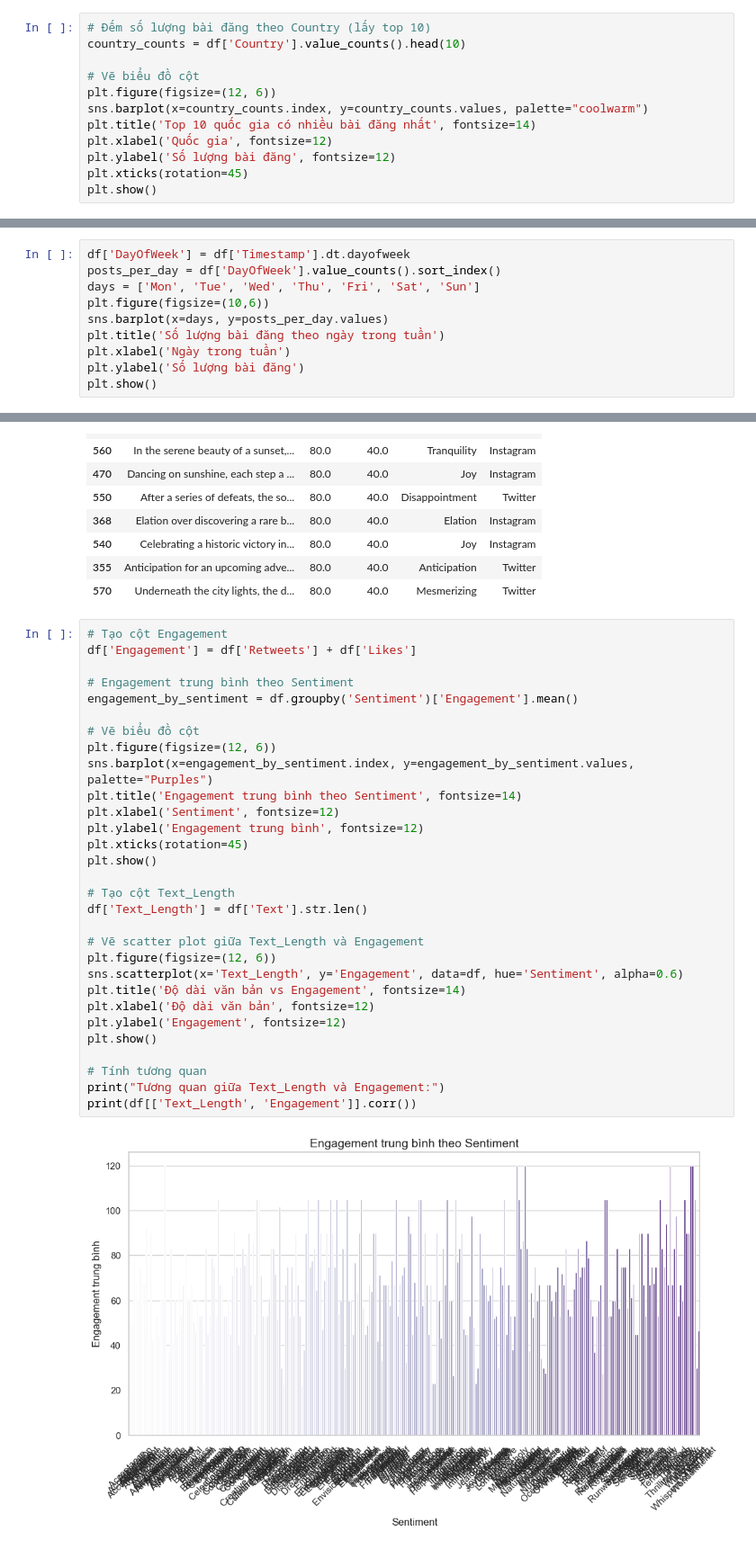
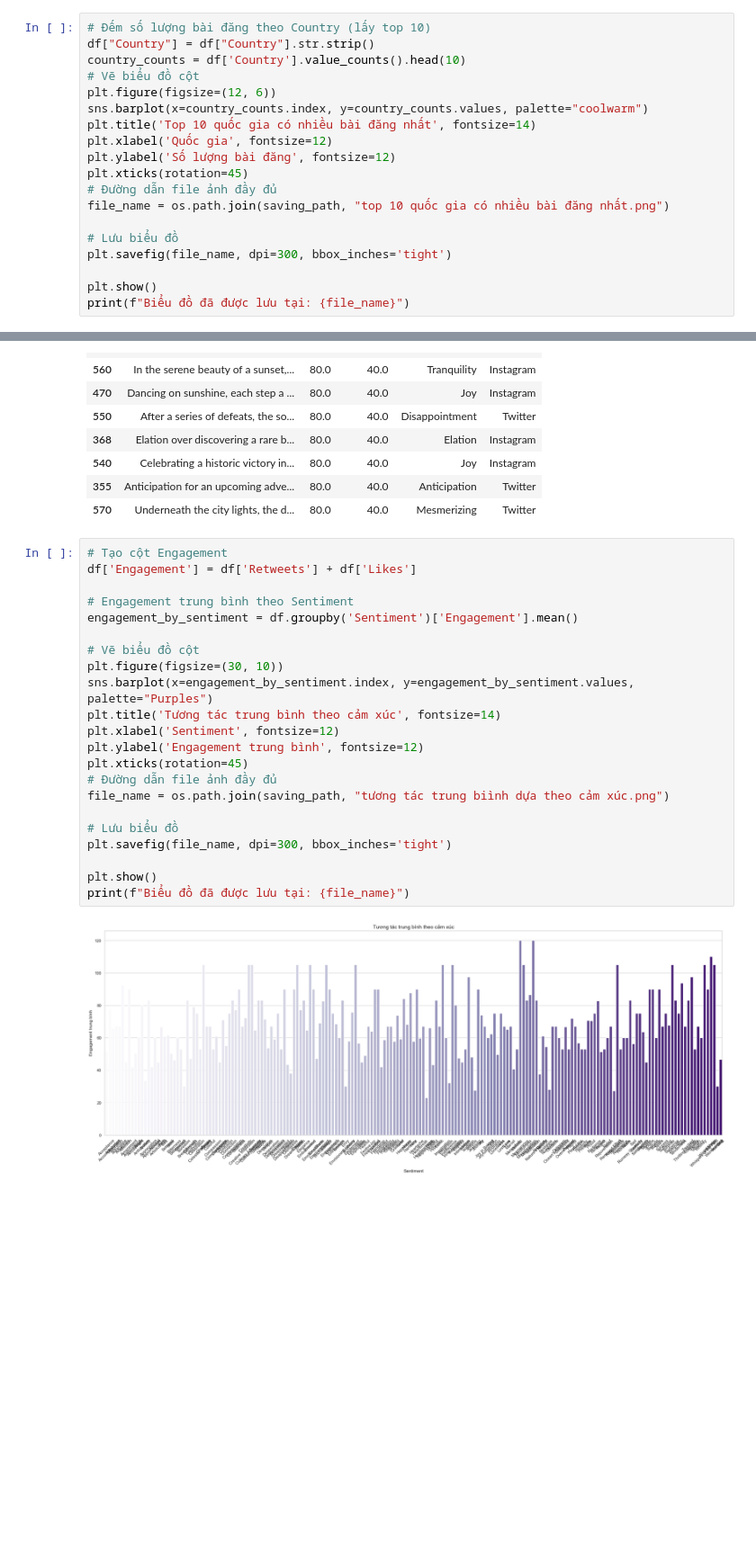
Before and after one commit to NhatNam15151515/Social-Media-Sentiments-Analysis, a Jupyter notebook: social-media-sentiments-analysis/notebooks/Social Media Sentiments Analysis.ipynb, the cells around one changed output, grey strips where cells are left out. Shown at 90% size. Drawn from its saved outputs; the diff is of its cells as text; blank space fills up the shorter version.

```diff
--- a/social-media-sentiments-analysis/notebooks/Social Media Sentiments Analysis.ipynb
+++ b/social-media-sentiments-analysis/notebooks/Social Media Sentiments Analysis.ipynb
@@ -97,7 +115,7 @@ plt.show()
 # %%
 # Đếm số lượng bài đăng theo Country (lấy top 10)
+df["Country"] = df["Country"].str.strip()
 country_counts = df['Country'].value_counts().head(10)
-
 # Vẽ biểu đồ cột
 plt.figure(figsize=(12, 6))
 sns.barplot(x=country_counts.index, y=country_counts.values, palette="coolwarm")
@@ -105,5 +123,12 @@ plt.title('Top 10 quốc gia có nhiều bài đăng nhất', fontsize=14)
 plt.xlabel('Quốc gia', fontsize=12)
 plt.ylabel('Số lượng bài đăng', fontsize=12)
 plt.xticks(rotation=45)
+# Đường dẫn file ảnh đầy đủ
+file_name = os.path.join(saving_path, "top 10 quốc gia có nhiều bài đăng nhất.png")
+
+# Lưu biểu đồ
+plt.savefig(file_name, dpi=300, bbox_inches='tight')
+
 plt.show()
+print(f"Biểu đồ đã được lưu tại: {file_name}")
 # %% [output]
@@ -182,10 +260,0 @@ plt.show()
-# %%
-df['DayOfWeek'] = df['Timestamp'].dt.dayofweek
-posts_per_day = df['DayOfWeek'].value_counts().sort_index()
-days = ['Mon', 'Tue', 'Wed', 'Thu', 'Fri', 'Sat', 'Sun']
-plt.figure(figsize=(10,6))
-sns.barplot(x=days, y=posts_per_day.values)
-plt.title('Số lượng bài đăng theo ngày trong tuần')
-plt.xlabel('Ngày trong tuần')
-plt.ylabel('Số lượng bài đăng')
-plt.show()
@@ -294,32 +469,24 @@ Top 10 bài đăng có nhiều lượt thích nhất:
 # %%
 # Tạo cột Engagement
 df['Engagement'] = df['Retweets'] + df['Likes']
 
 # Engagement trung bình theo Sentiment
 engagement_by_sentiment = df.groupby('Sentiment')['Engagement'].mean()
 
 # Vẽ biểu đồ cột
-plt.figure(figsize=(12, 6))
+plt.figure(figsize=(30, 10))
 sns.barplot(x=engagement_by_sentiment.index, y=engagement_by_sentiment.values, palette="Purples")
-plt.title('Engagement trung bình theo Sentiment', fontsize=14)
+plt.title('Tương tác trung bình theo cảm xúc', fontsize=14)
 plt.xlabel('Sentiment', fontsize=12)
 plt.ylabel('Engagement trung bình', fontsize=12)
 plt.xticks(rotation=45)
+# Đường dẫn file ảnh đầy đủ
+file_name = os.path.join(saving_path, "tương tác trung biình dựa theo cảm xúc.png")
+
+# Lưu biểu đồ
+plt.savefig(file_name, dpi=300, bbox_inches='tight')
+
 plt.show()
-
-# Tạo cột Text_Length
-df['Text_Length'] = df['Text'].str.len()
-
-# Vẽ scatter plot giữa Text_Length và Engagement
-plt.figure(figsize=(12, 6))
-sns.scatterplot(x='Text_Length', y='Engagement', data=df, hue='Sentiment', alpha=0.6)
-plt.title('Độ dài văn bản vs Engagement', fontsize=14)
-plt.xlabel('Độ dài văn bản', fontsize=12)
-plt.ylabel('Engagement', fontsize=12)
-plt.show()
-
-# Tính tương quan
-print("Tương quan giữa Text_Length và Engagement:")
-print(df[['Text_Length', 'Engagement']].corr())
+print(f"Biểu đồ đã được lưu tại: {file_name}")
 # %% [output]
-[figure, old version]
+[figure, new version]
```
Also changed, not shown: parts of 18 cells of this notebook, 13 other files.
